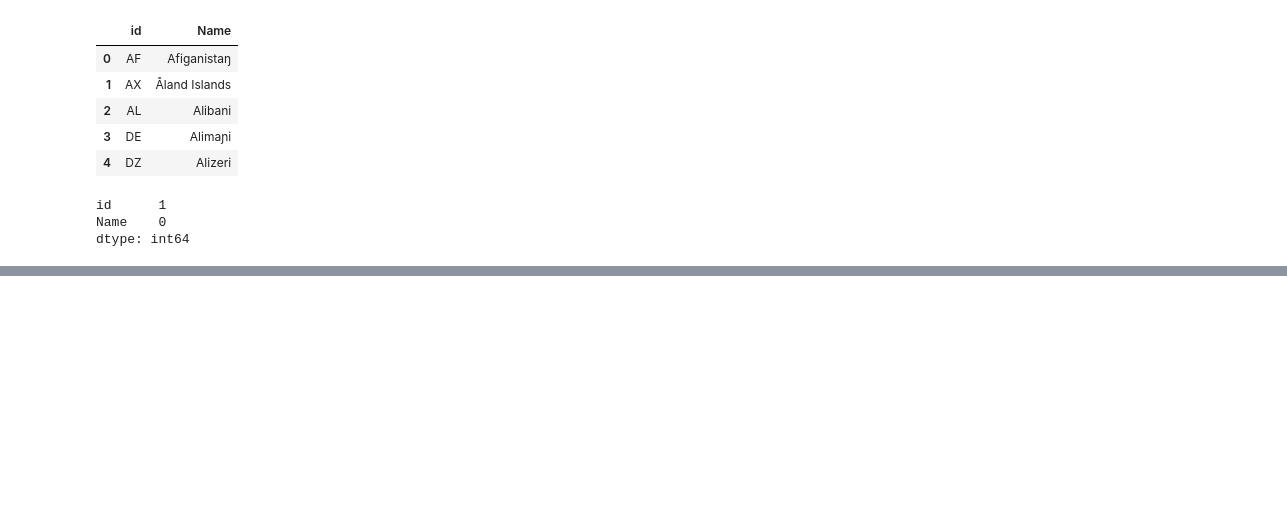
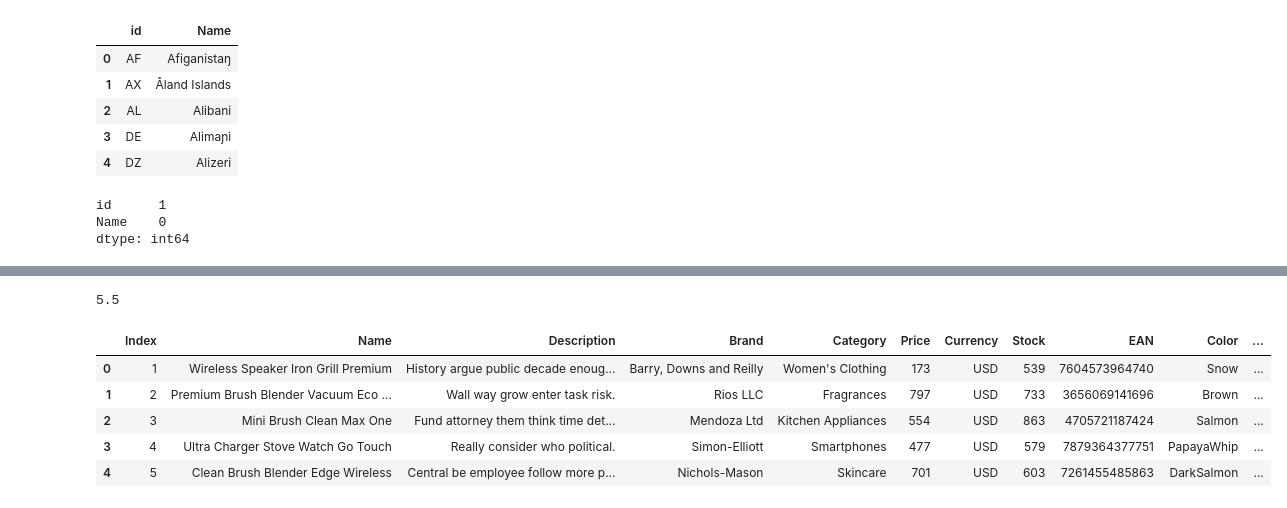
Before and after one commit to ESET0129/BASIC-TECHNICAL-TRAINING, a Jupyter notebook: Python/exploratory_data_analysis.ipynb, the cells around one changed output, grey strips where cells are left out. Saved outputs shown, nothing was run; the diff lists cells and outputs as text; code cells hidden in the pictures; blank space fills up the shorter version.

```diff
--- a/Python/exploratory_data_analysis.ipynb
+++ b/Python/exploratory_data_analysis.ipynb
@@ -280,0 +308,18 @@ dtype: int64
+# %%
+q1 = df['vintage'].quantile(0.25)
+q3 = df['vintage'].quantile(0.75)
+IQR = q3 - q1
+print(IQR)
+# %% [output]
+5.5
+# %%
+df=pd.read_csv("products.csv")
+# %%
+df.head()
+# %% [output]
+|  | Index | Name | Description | Brand | Category | Price | Currency | Stock | EAN | Color | ... |
+| 0 | 1 | Wireless Speaker Iron Grill Premium | History argue public decade enoug... | Barry, Downs and Reilly | Women's Clothing | 173 | USD | 539 | 7604573964740 | Snow | ... |
+| 1 | 2 | Premium Brush Blender Vacuum Eco ... | Wall way grow enter task risk. | Rios LLC | Fragrances | 797 | USD | 733 | 3656069141696 | Brown | ... |
+| 2 | 3 | Mini Brush Clean Max One | Fund attorney them think time det... | Mendoza Ltd | Kitchen Appliances | 554 | USD | 863 | 4705721187424 | Salmon | ... |
+| 3 | 4 | Ultra Charger Stove Watch Go Touch | Really consider who political. | Simon-Elliott | Smartphones | 477 | USD | 579 | 7879364377751 | PapayaWhip | ... |
+| 4 | 5 | Clean Brush Blender Edge Wireless | Central be employee follow more p... | Nichols-Mason | Skincare | 701 | USD | 603 | 7261455485863 | DarkSalmon | ... |
```
Also changed, not shown: parts of 15 cells of this notebook, 2 other files.
